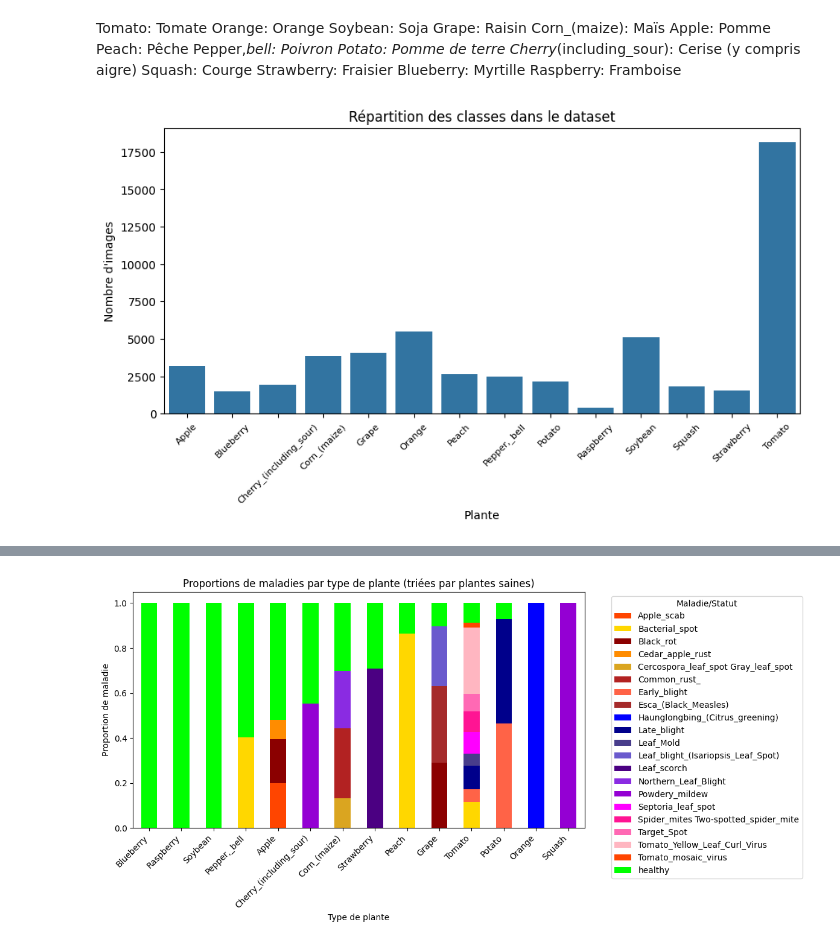
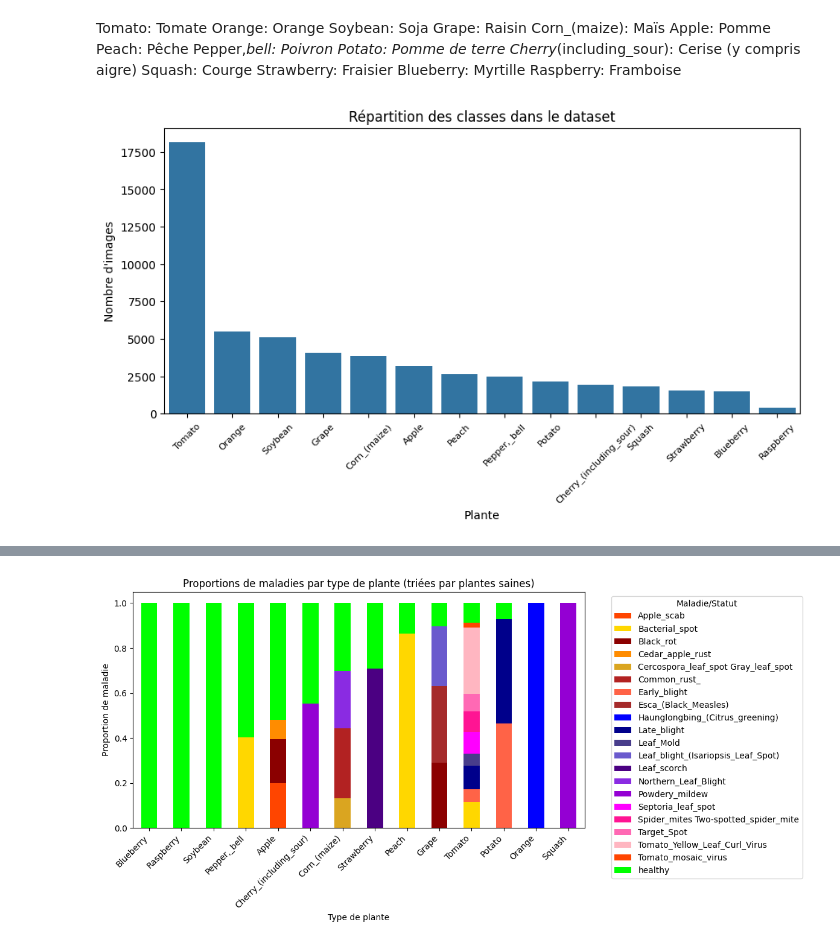
Before and after one commit to frsouto/recoplantes, a Jupyter notebook: notebooks/0.1-felipe-data-exploration.ipynb, the cells around one changed output, grey strips where cells are left out. Saved outputs shown, nothing was run; the diff lists cells and outputs as text; code cells hidden in the pictures.

```diff
--- a/notebooks/0.1-felipe-data-exploration.ipynb
+++ b/notebooks/0.1-felipe-data-exploration.ipynb
@@ -137,12 +96,12 @@ Raspberry: Framboise
 # %%
-#Répartition des classes dans le dataset
+# Affichage de la répartition des classes
 plt.figure(figsize=(10, 6))
-sns.countplot(data=df, x='Plante')
+sns.countplot(data=df, x='Plante', order=df['Plante'].value_counts().index)
 plt.title('Répartition des classes dans le dataset')
 plt.xlabel('Plante')
 plt.ylabel("Nombre d'images")
 plt.xticks(rotation=45, fontsize=8)
 plt.subplots_adjust(bottom=0.3)
 plt.show()
 # %% [output]
-[figure, old version]
+[figure, new version]
```
Also changed, not shown: parts of 19 cells of this notebook.
